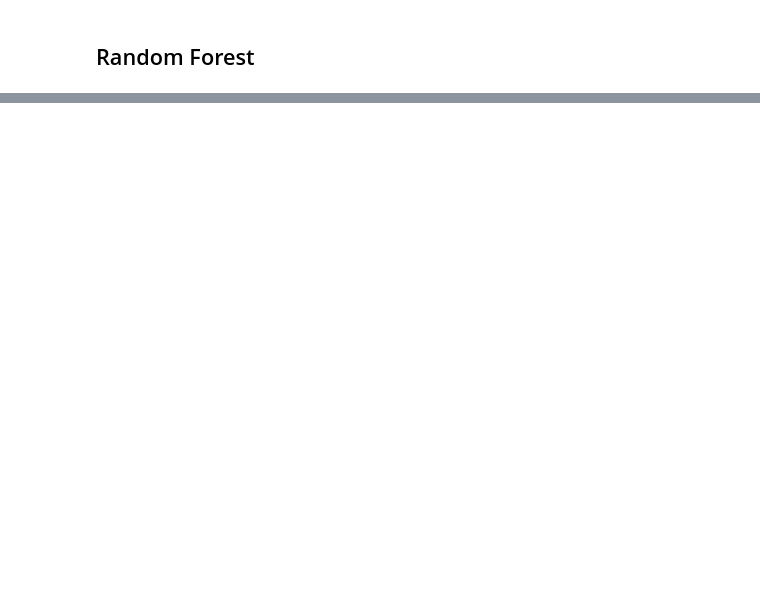
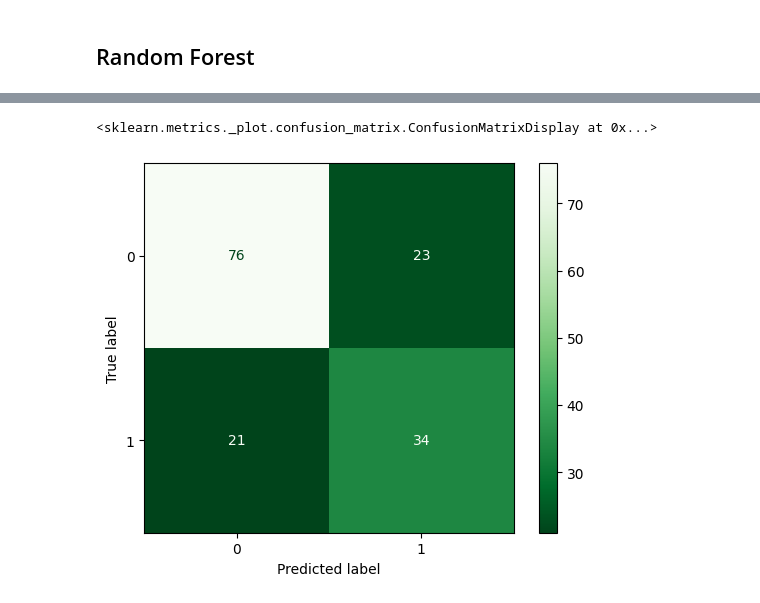
Before and after one commit to DawidWyskwarski/Predicting-Diabetes, a Jupyter notebook: predicting_diabetes.ipynb, the cells around one changed output, grey strips where cells are left out. Cells and saved outputs as stored; diff of their text form; code cells hidden in the pictures; blank space fills up the shorter version.

```diff
--- a/predicting_diabetes.ipynb
+++ b/predicting_diabetes.ipynb
@@ -245,0 +289,5 @@ Logistic Regression: 0.765625
+# %%
+ConfusionMatrixDisplay.from_predictions(y_test,r_rfc_pred, cmap="Greens_r")
+# %% [output]
+<sklearn.metrics._plot.confusion_matrix.ConfusionMatrixDisplay at 0x...>
+[figure, added]
```
Also changed, not shown: parts of 20 cells of this notebook.
